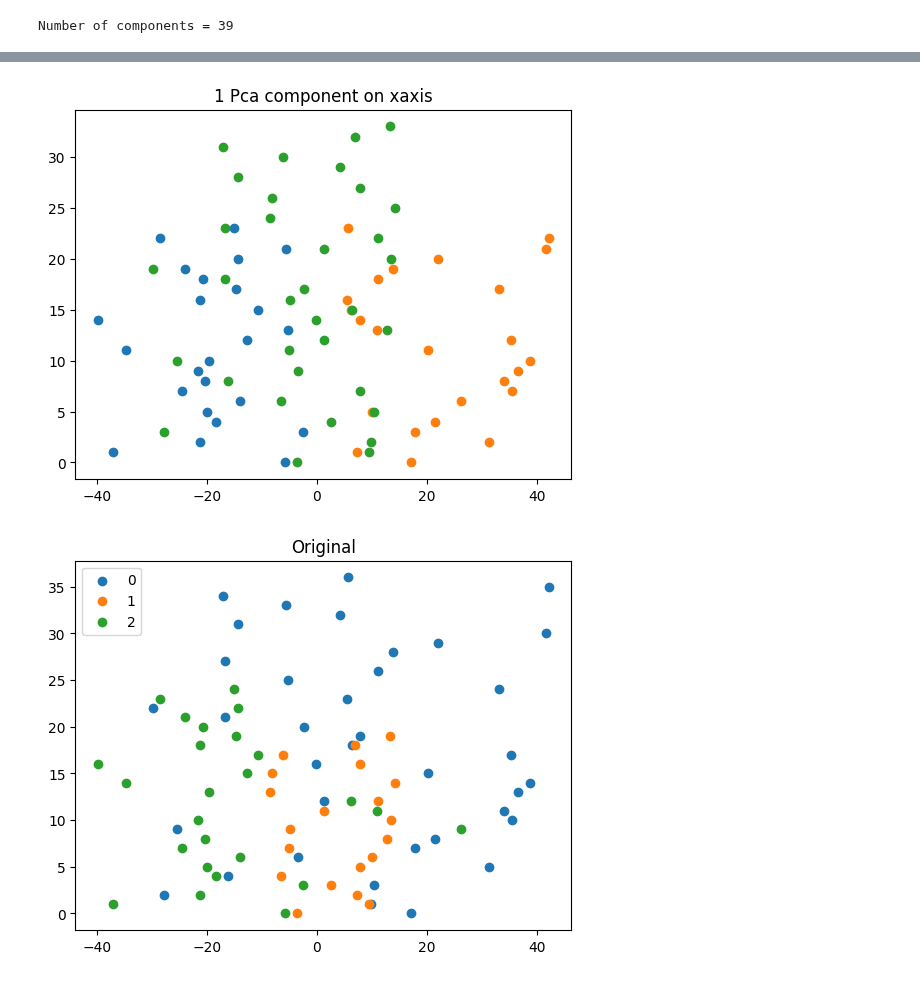
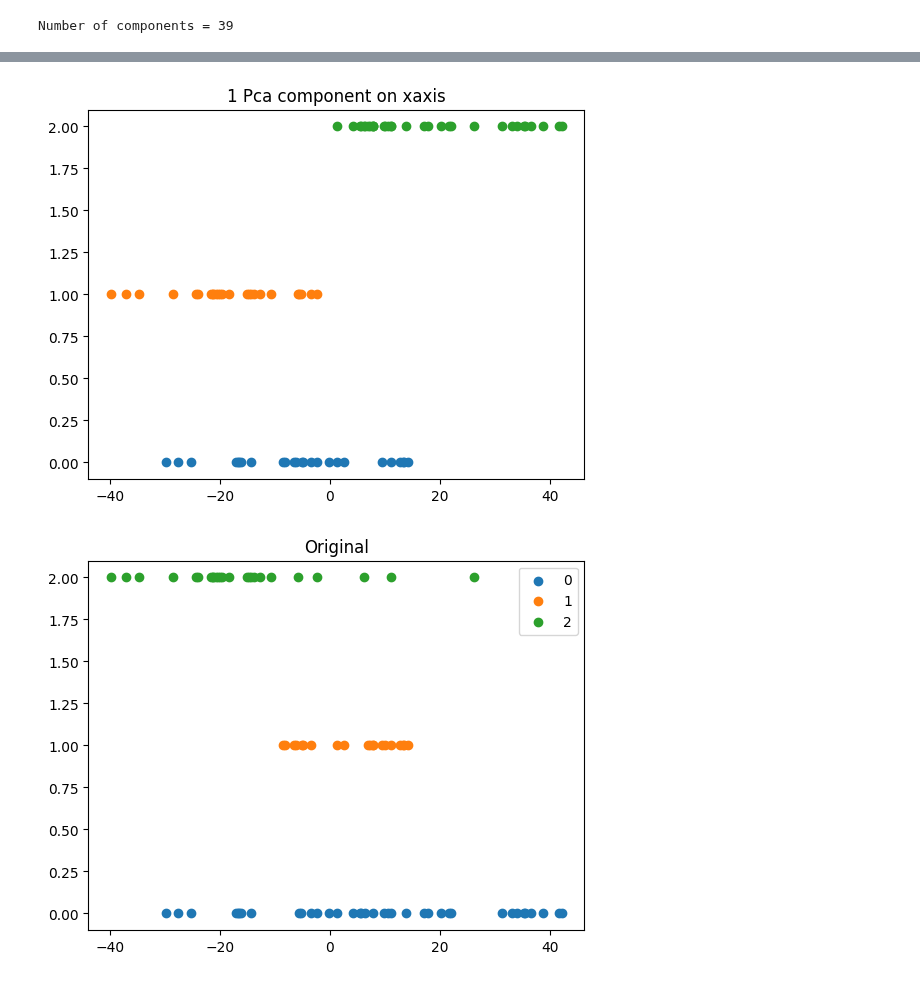
Before and after one commit to maximiliann97/Big-data-MVE441, a Jupyter notebook: Project3_clustering.ipynb, the cells around one changed output, grey strips where cells are left out. Cells and saved outputs as stored; diff of their text form; code cells hidden in the pictures.

```diff
--- a/Project3_clustering.ipynb
+++ b/Project3_clustering.ipynb
@@ -207,19 +177,3 @@ def spectral_cvscore(reduced_data, nr_clusters):
-# %%
-nr_components_list = [1, 2, 3, 4, 12, 13, 14, 15, 16, 17, 18, 30, 32]
-nr_clusters_list = [3]
-#Calinski-harbaz score
-#Davies-Bouldin
-
-def crossval(fun, nr_clusters_list, nr_components_list):
-    for component in nr_components_list:
-        reduced_data = pca(data, component)
-        for cluster in nr_clusters_list:
-            if fun == 'kmeans':
-                score, pred_label = kmeans_clustering_cvscore(reduced_data, cluster)
-            elif fun == 'spectral':
-                score = spectral_cvscore(reduced_data, cluster)
-            print(score)
-    return pred_label
 # %%
-pred_label = crossval('spectral',nr_clusters_list, nr_components_list)
+pred_label = crossval('kmeans',nr_clusters_list, nr_components_list)
 # %% [output]
@@ -240,23 +184,20 @@ UnboundLocalError: cannot access local variable 'pred_label' where it is not ass
 # %%
-#Getting unique labels
+u_labels = np.unique(labels)
+y_values = np.arange(len(u_labels))  # create an array of y-axis values for each cluster
 
-u_labels = np.unique(labels)
-#plotting the results:
-
-for i in u_labels:
+for i, label in enumerate(u_labels):
     plt.figure(1)
     plt.title('1 Pca component on xaxis')
-    plt.scatter(principal_components_pca[pred_label == i , 0], range(0,len(principal_components_pca[pred_label == i , 1])) , label = i)
+    plt.scatter(principal_components_pca[pred_label == label , 0], y_values[i]*np.ones(len(principal_components_pca[pred_label == label , 0])), label = label)
     plt.figure(2)
     plt.title('Original')
-    plt.scatter(principal_components_pca[labels == i , 0] , range(0, len(principal_components_pca[labels == i , 1])) , label = i)
-
+    plt.scatter(principal_components_pca[labels == label , 0] , y_values[i]*np.ones(len(principal_components_pca[labels == label , 0])), label = label)
 
 plt.legend()
 plt.show()
 # %% [output]
-[figure, old version]
+[figure, new version]
-[figure, old version]
+[figure, new version]
 # %%
 cluster = 3
 reduced_data = pca(data, 2)
```
Also changed, not shown: parts of 10 cells of this notebook.
